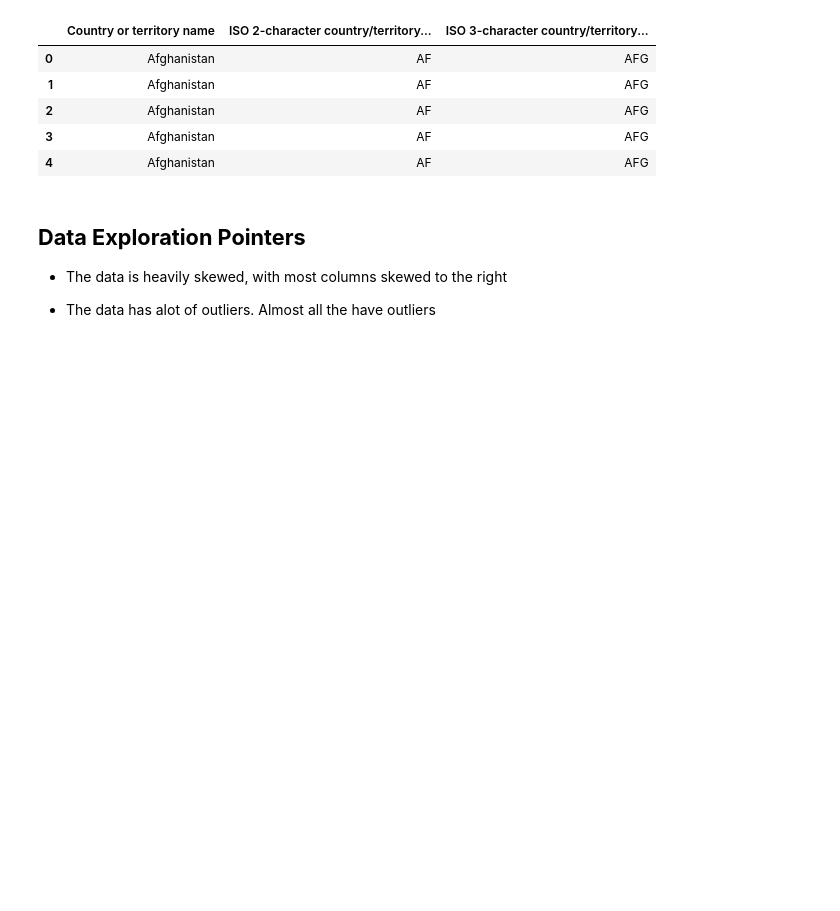
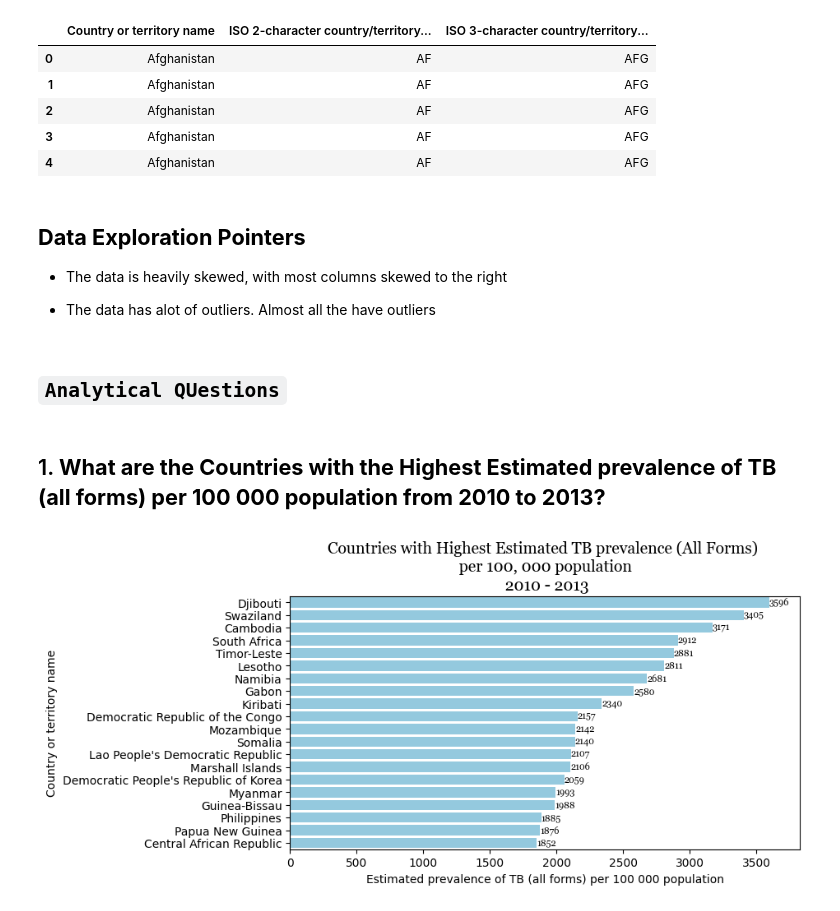
Before and after one commit to murithidenisgitobu/TB-BURDEN-IN-THE-WORLD, a Jupyter notebook: Notebook/TB.ipynb, the cells around one changed output. Drawn from its saved outputs; the diff is of its cells as text; code cells hidden in the pictures; blank space fills up the shorter version.

Commit message:
Analytical Question 1

```diff
--- a/Notebook/TB.ipynb
+++ b/Notebook/TB.ipynb
@@ -280,3 +280,36 @@ for col in high_card_data.columns:
 - The data is heavily skewed, with most columns skewed to the right
 
 - The data has alot of outliers. Almost all the have outliers
+# %% [markdown]
+## `Analytical QUestions`
+# %% [markdown]
+## 1. **What are the Countries with the Highest Estimated prevalence of TB (all forms) per 100 000 population from 2010 to 2013?**
+# %%
+# Group data by country and Year
+# Get data for 2010 to 2013
+df_2010_2013 = df[df["Year"] >= 2010]
+
+highest_tb_prevalence = (df_2010_2013.groupby("Country or territory name")
+                         ["Estimated prevalence of TB (all forms) per 100 000 population"]
+                         .sum()
+                         .sort_values(ascending=False)
+                         .nlargest(20)
+                         .reset_index())
+
+plt.figure(figsize=(8, 4))
+
+ax = sns.barplot(data=highest_tb_prevalence,
+            y="Country or territory name",
+            x="Estimated prevalence of TB (all forms) per 100 000 population",
+            color="skyblue")
+
+ax.bar_label(ax.containers[0], label_type="edge", font="georgia", fontsize=8)
+ax.margins(x=0.065)
+
+plt.title("Countries with Highest Estimated TB prevalence (All Forms) \n per 100, 000 population \n 2010 - 2013",
+          loc="center",
+          font="georgia",
+          fontsize=14)
+plt.show(
+# %% [output]
+[figure, added]
```
Also changed, not shown: parts of 1 cell of this notebook.
